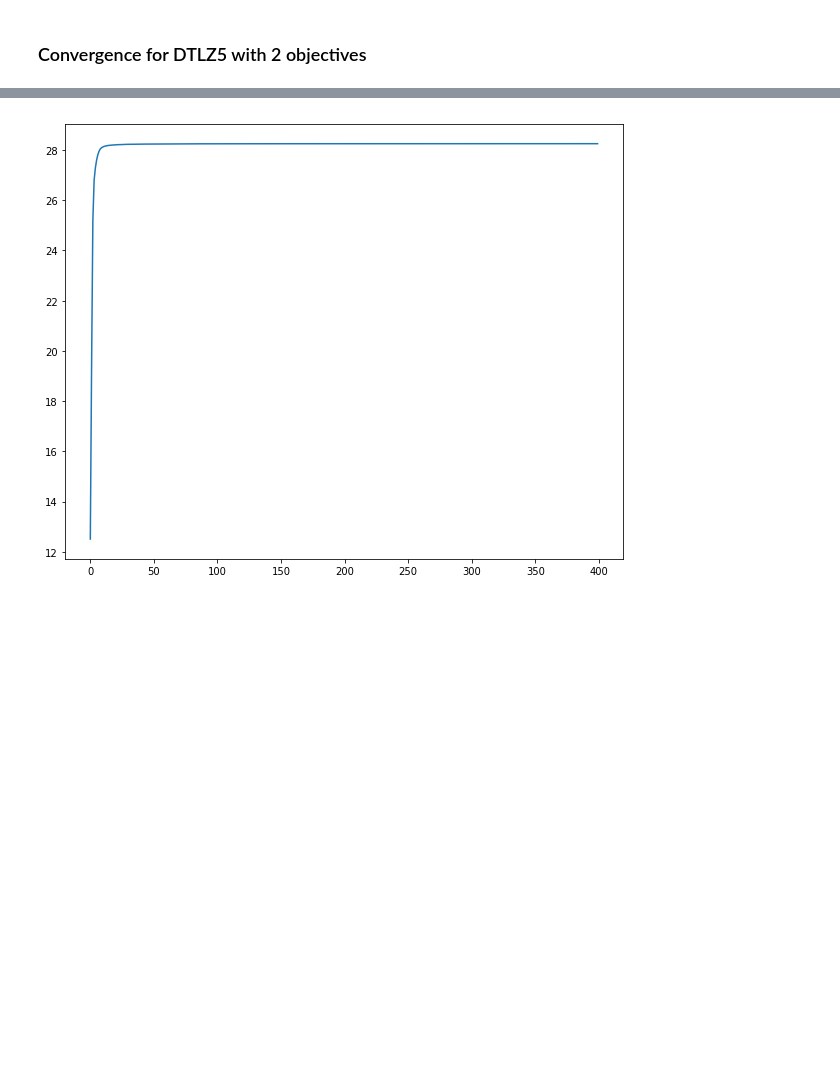
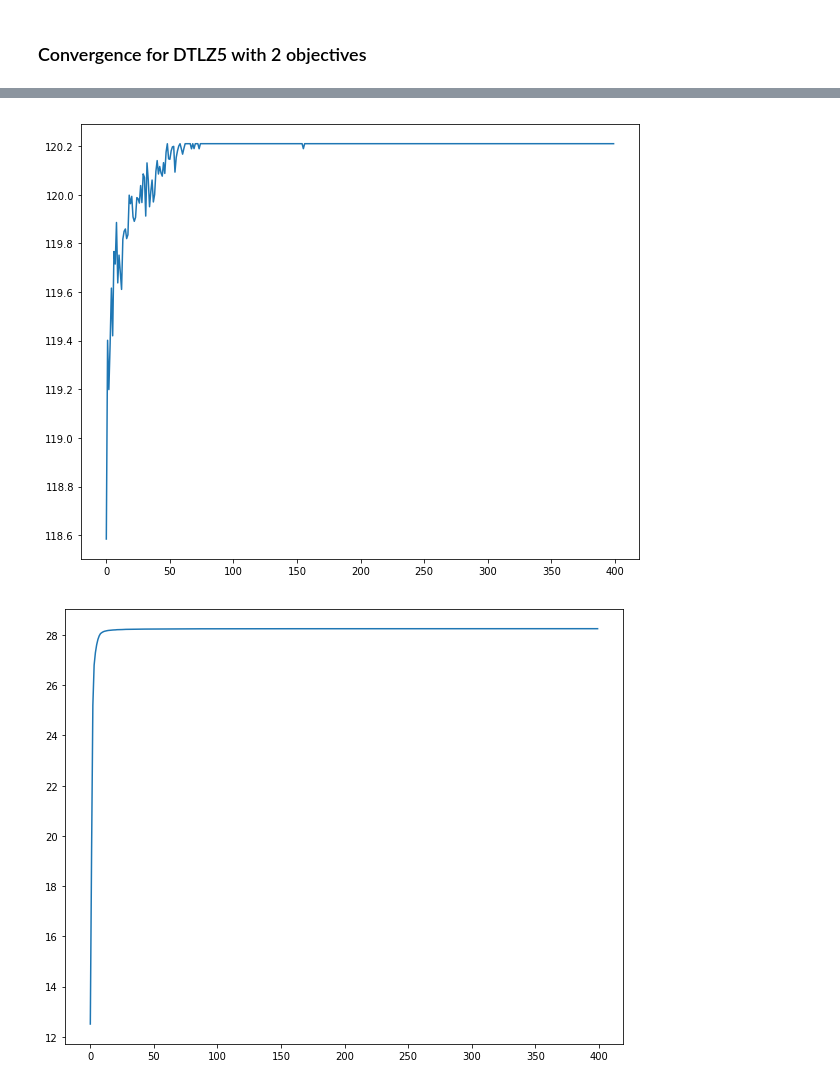
Before and after one commit to renansantosmendes/PhD_MOEAD_02, a Jupyter notebook: Results/hypervolume_convergence.ipynb, the cells around one changed output, grey strips where cells are left out. Saved outputs shown, nothing was run; the diff lists cells and outputs as text; code cells hidden in the pictures; blank space fills up the shorter version.

```diff
--- a/Results/hypervolume_convergence.ipynb
+++ b/Results/hypervolume_convergence.ipynb
@@ -35,3 +47,9 @@ plot_convergence(result)
+# %%
+folder = 'DTLZ2-2/'
+result = read_data(folder)
+plot_convergence(result)
+# %% [output]
+[figure, added]
 # %%
 ### Convergence for DTLZ5 with 5 objectives
 # %%
```
Also changed, not shown: parts of 4 cells of this notebook, 43 other files.
